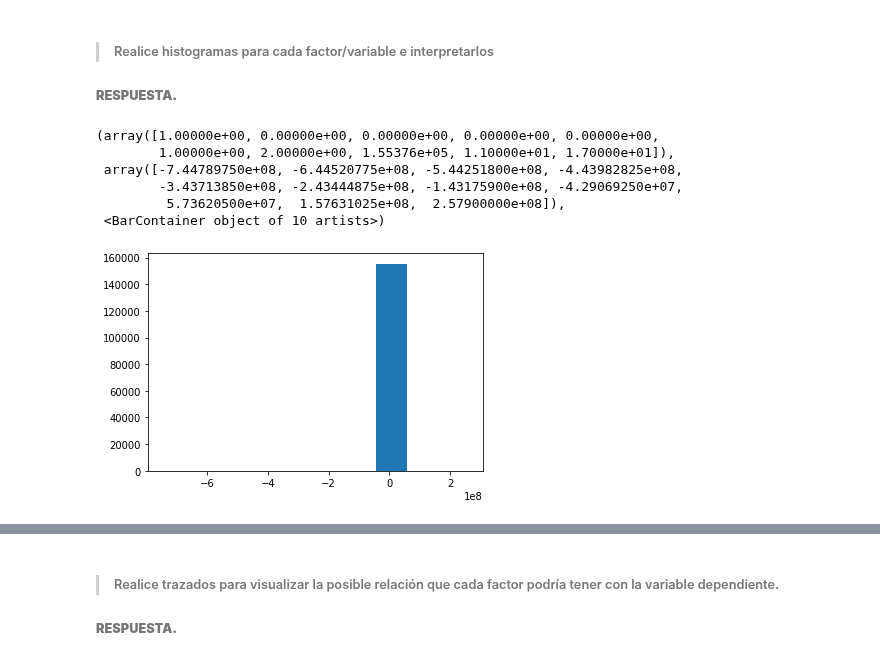
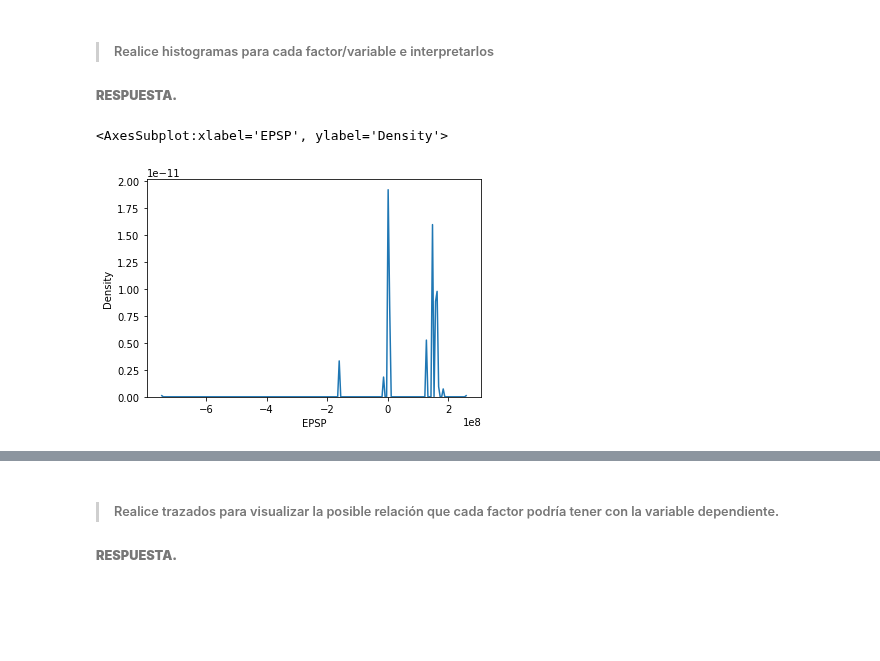
Before and after one commit to AnHrt/StatisticsII, a Jupyter notebook: Statistics/A01369984_BCase.ipynb, the cells around one changed output, grey strips where cells are left out. Cells and saved outputs as stored; diff of their text form; code cells hidden in the pictures; blank space fills up the shorter version.

```diff
--- a/Statistics/A01369984_BCase.ipynb
+++ b/Statistics/A01369984_BCase.ipynb
@@ -492,13 +492,8 @@ US_Firms.head(0)
 >###### Realice histogramas para cada factor/variable e interpretarlos
 ###### **RESPUESTA.**
 # %%
-plt.hist(x="EPSP",data=US_Firms)
+sns.kdeplot(x="EPSP",data=US_Firms)
 # %% [output]
-(array([1.00000e+00, 0.00000e+00, 0.00000e+00, 0.00000e+00, 0.00000e+00,
-        1.00000e+00, 2.00000e+00, 1.55376e+05, 1.10000e+01, 1.70000e+01]),
- array([-7.44789750e+08, -6.44520775e+08, -5.44251800e+08, -4.43982825e+08,
-        -3.43713850e+08, -2.43444875e+08, -1.43175900e+08, -4.29069250e+07,
-         5.73620500e+07,  1.57631025e+08,  2.57900000e+08]),
- <BarContainer object of 10 artists>)
+<AxesSubplot:xlabel='EPSP', ylabel='Density'>
-[figure, old version]
+[figure, new version]
 # %%
```
Also changed, not shown: parts of 4 cells of this notebook.
